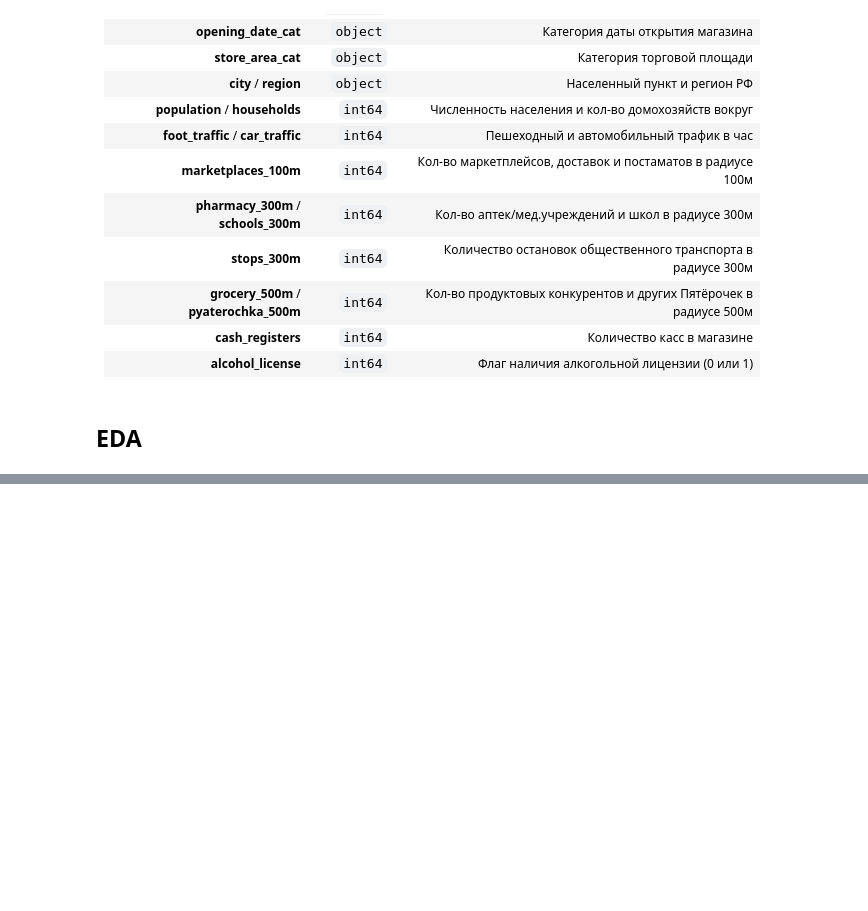
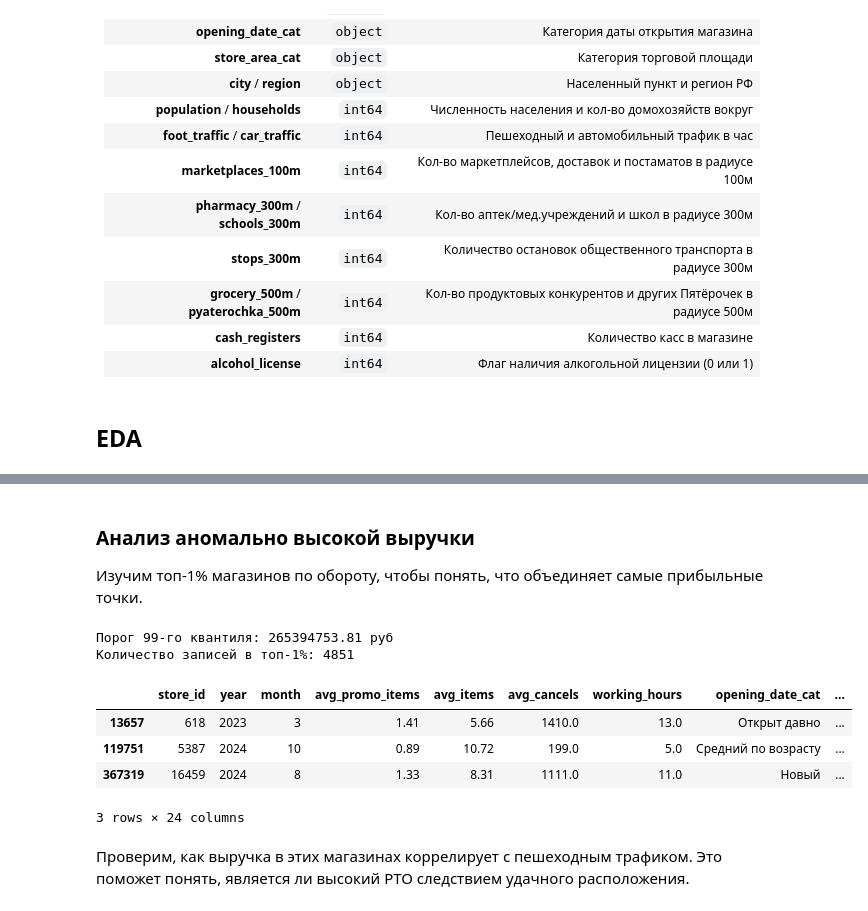
Before and after one commit to kmvitik/smadimo_gp_5_deep_learning, a Jupyter notebook: tabular_data/eda.ipynb, the cells around one changed output, grey strips where cells are left out. Drawn from its saved outputs; the diff is of its cells as text; code cells hidden in the pictures; blank space fills up the shorter version.

```diff
--- a/tabular_data/eda.ipynb
+++ b/tabular_data/eda.ipynb
@@ -114,0 +186,21 @@ get_stats(df).head(10)
+# %% [markdown]
+### Анализ аномально высокой выручки
+
+Изучим топ-1% магазинов по обороту, чтобы понять, что объединяет самые прибыльные точки.
+# %%
+rto_threshold_99 = df["rto"].quantile(0.99)
+df_high_rto = df[df["rto"] > rto_threshold_99]
+
+print(f"Порог 99-го квантиля: {np.round(rto_threshold_99, 2)} руб")
+print(f"Количество записей в топ-1%: {len(df_high_rto)}")
+df_high_rto.sample(3)
+# %% [output]
+Порог 99-го квантиля: 265394753.81 руб
+Количество записей в топ-1%: 4851
+|  | store_id | year | month | avg_promo_items | avg_items | avg_cancels | working_hours | opening_date_cat | ... |
+| 13657 | 618 | 2023 | 3 | 1.41 | 5.66 | 1410.0 | 13.0 | Открыт давно | ... |
+| 119751 | 5387 | 2024 | 10 | 0.89 | 10.72 | 199.0 | 5.0 | Средний по возрасту | ... |
+| 367319 | 16459 | 2024 | 8 | 1.33 | 8.31 | 1111.0 | 11.0 | Новый | ... |
+3 rows × 24 columns
+# %% [markdown]
+Проверим, как выручка в этих магазинах коррелирует с пешеходным трафиком. Это поможет понять, является ли высокий РТО следствием удачного расположения.
```
Also changed, not shown: parts of 9 cells of this notebook.
